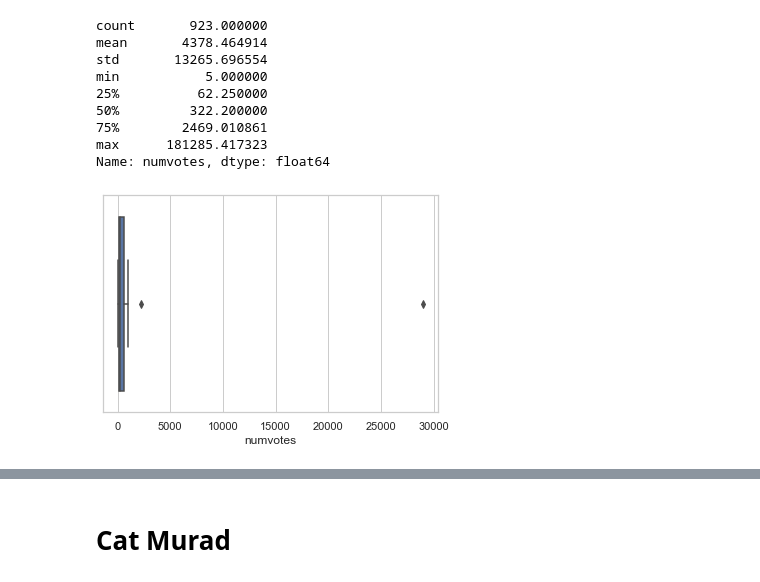
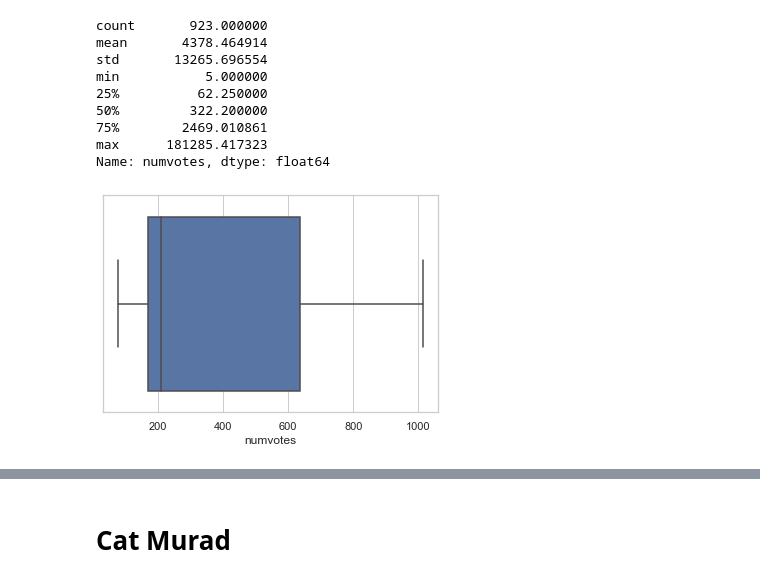
Before and after one commit to mehince/group-1-capstone, a Jupyter notebook: student.ipynb, the cells around one changed output, grey strips where cells are left out. Saved outputs shown, nothing was run; the diff lists cells and outputs as text; code cells hidden in the pictures.

Commit message:
More calculations, visualizations

```diff
--- a/student.ipynb
+++ b/student.ipynb
@@ -9,9 +9,19 @@ import sqlite3
 
 conn = sqlite3.connect('zippedData/im.db')
 # %%
-ratings_df = pd.read_sql("""SELECT movie_ratings.movie_id, movie_ratings.averagerating, movie_ratings.numvotes, movie_basics.primary_title, movie_basics.start_year, movie_basics.genres
+ratings_df = pd.read_sql("""SELECT movie_ratings.movie_id, movie_ratings.averagerating,
+                                   movie_ratings.numvotes, movie_basics.primary_title,
+                                   movie_basics.start_year, movie_basics.genres
                             FROM movie_ratings
                             JOIN movie_basics USING(movie_id)
                             WHERE movie_basics.start_year >= 2010""", conn)
 # %%
 ratings_df.dropna(how='any', axis=0, inplace=True)
+# %%
+def clean_genres(genres):
+    genres = str(genres)
+    genres_list = sorted(genres.lower().split(','))
+    return ','.join(list(map(str, genres_list)))
+# %%
+ratings_df['genres'] = ratings_df['genres'].apply(clean_genres)
+ratings_df.head()
@@ -36,9 +52,12 @@ sorted_avg_higher_votes.reset_index(inplace=True)
 # %%
 # visualizations
 import seaborn as sns
+import matplotlib.pyplot as plt
+
 sns.set_theme(style = 'whitegrid')
 
-# need to clean up this box plot for readibility
-sns.boxplot(x = sorted_avg_higher_votes['numvotes']);
+# outliers removed to improve quartile readability
+fig, ax = plt.subplots()
+sns.boxplot(x = sorted_avg_higher_votes['numvotes'], showfliers=False);
 # %% [output]
-[figure, old version]
+[figure, new version]
```
Also changed, not shown: parts of 6 cells of this notebook.
